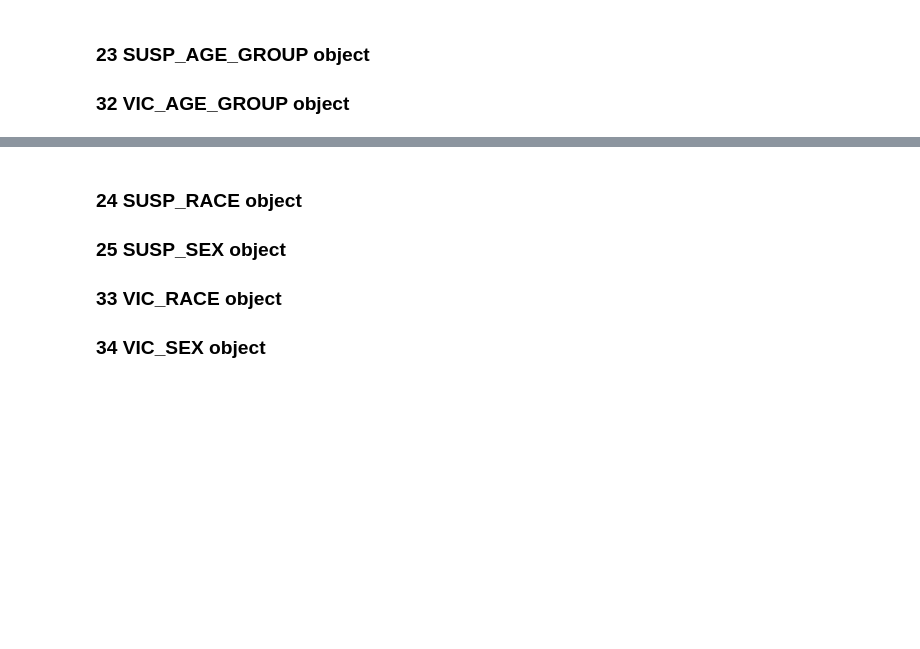
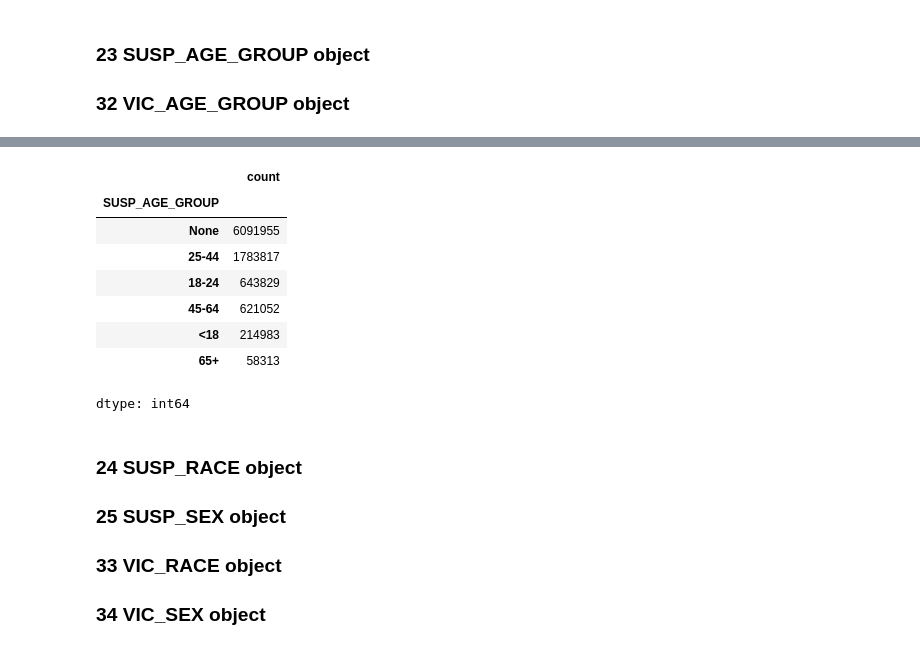
Before and after one commit to ipeirotis-org/datasets, a Jupyter notebook: NYPD_Complaint/NYPD.ipynb, the cells around one changed output, grey strips where cells are left out. Saved outputs shown, nothing was run; the diff lists cells and outputs as text; code cells hidden in the pictures; blank space fills up the shorter version.

```diff
--- a/NYPD_Complaint/NYPD.ipynb
+++ b/NYPD_Complaint/NYPD.ipynb
@@ -437,3 +476,15 @@ df.VIC_AGE_GROUP = df.VIC_AGE_GROUP.replace(to_replace = 'nan', value=None)
+# %%
+df.SUSP_AGE_GROUP.value_counts(dropna=False).head(10)
+# %% [output]
+|  | count |
+| SUSP_AGE_GROUP |  |
+| None | 6091955 |
+| 25-44 | 1783817 |
+| 18-24 | 643829 |
+| 45-64 | 621052 |
+| <18 | 214983 |
+| 65+ | 58313 |
+dtype: int64
 # %% [markdown]
 
 ### 24  SUSP_RACE          object
```
Also changed, not shown: parts of 68 cells of this notebook.
